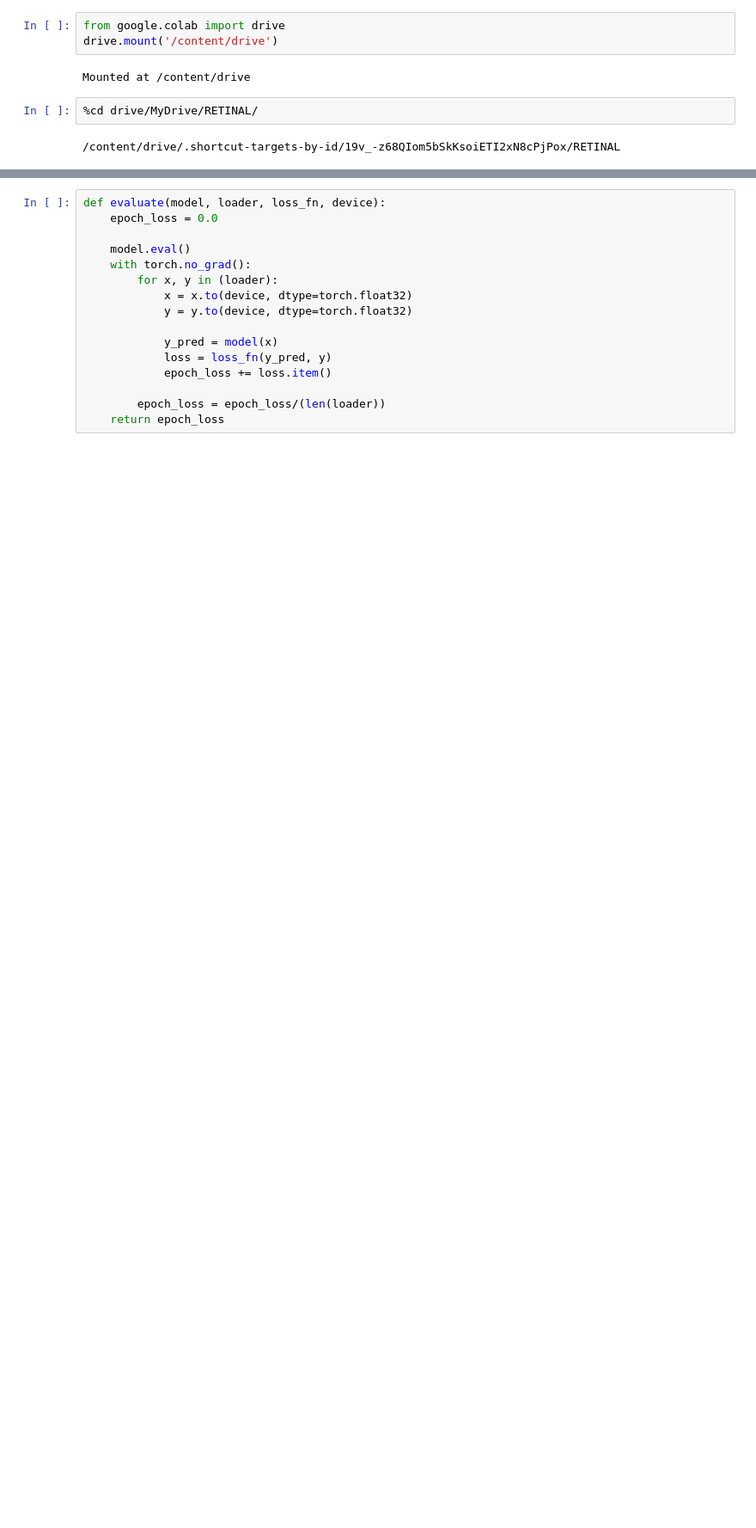
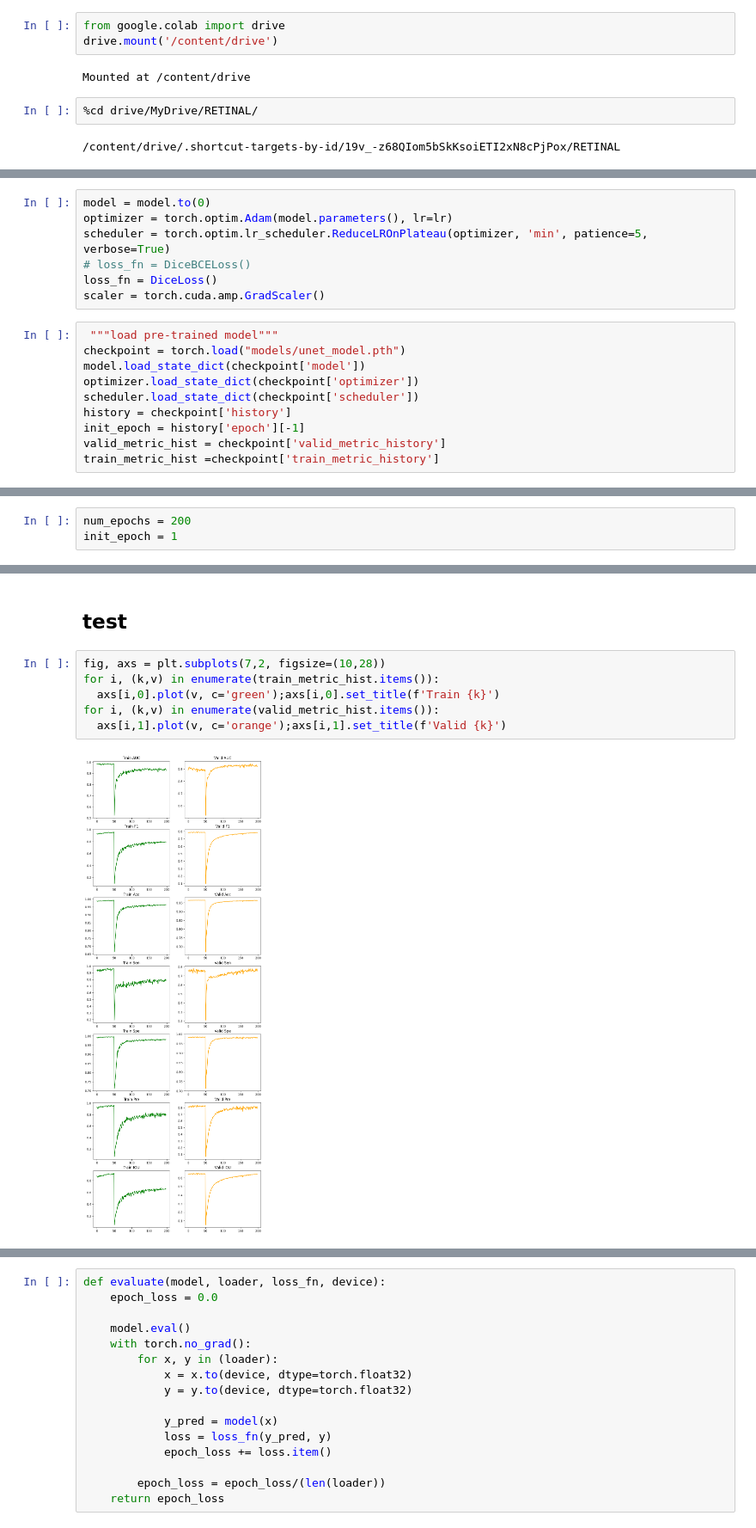
Before and after one commit to meysam-kazemi/drive-unet, a Jupyter notebook: unet.ipynb, the cells around one changed output, grey strips where cells are left out. Shown: that part at 86% size. Drawn from its saved outputs; the diff is of its cells as text; blank space fills up the shorter version.

```diff
--- a/unet.ipynb
+++ b/unet.ipynb
@@ -225,0 +361,17 @@ torch.Size([2, 1, 512, 512])
+# %%
+model = model.to(0)
+optimizer = torch.optim.Adam(model.parameters(), lr=lr)
+scheduler = torch.optim.lr_scheduler.ReduceLROnPlateau(optimizer, 'min', patience=5, verbose=True)
+# loss_fn = DiceBCELoss()
+loss_fn = DiceLoss()
+scaler = torch.cuda.amp.GradScaler()
+# %%
+ """load pre-trained model"""
+checkpoint = torch.load("models/unet_model.pth")
+model.load_state_dict(checkpoint['model'])
+optimizer.load_state_dict(checkpoint['optimizer'])
+scheduler.load_state_dict(checkpoint['scheduler'])
+history = checkpoint['history']
+init_epoch = history['epoch'][-1]
+valid_metric_hist = checkpoint['valid_metric_history']
+train_metric_hist =checkpoint['train_metric_history']
@@ -225,0 +451,3 @@ torch.Size([2, 1, 512, 512])
+# %%
+num_epochs = 200
+init_epoch = 1
@@ -225,0 +527,10 @@ torch.Size([2, 1, 512, 512])
+# %% [markdown]
+## test
+# %%
+fig, axs = plt.subplots(7,2, figsize=(10,28))
+for i, (k,v) in enumerate(train_metric_hist.items()):
+  axs[i,0].plot(v, c='green');axs[i,0].set_title(f'Train {k}')
+for i, (k,v) in enumerate(valid_metric_hist.items()):
+  axs[i,1].plot(v, c='orange');axs[i,1].set_title(f'Valid {k}')
+# %% [output]
+[figure, added]
```
Also changed, not shown: parts of 36 cells of this notebook.
